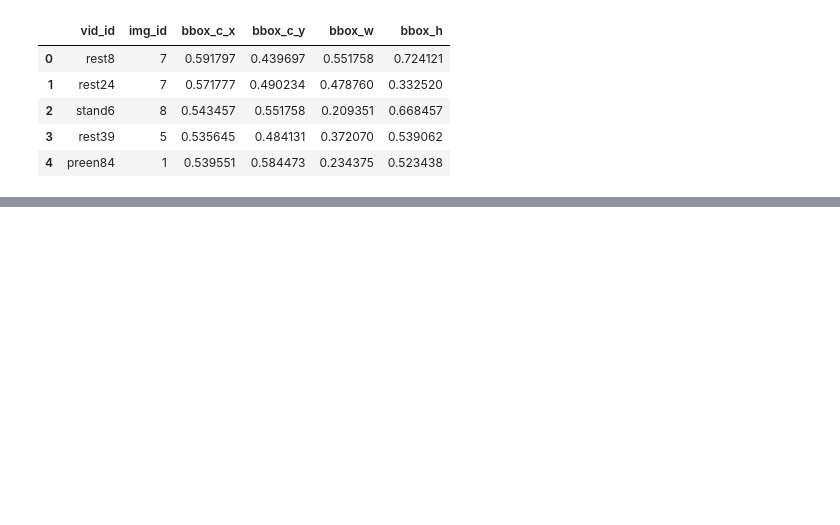
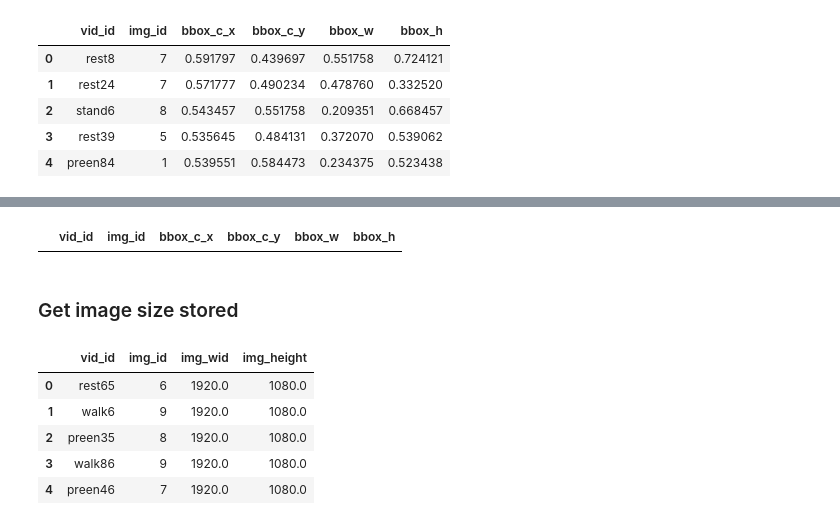
Before and after one commit to Mattshanevdberg/Masters-deep_learning_penguins, a Jupyter notebook: notebooks/PoseEstimation/A_Pose_estimation.ipynb, the cells around one changed output, grey strips where cells are left out. Drawn from its saved outputs; the diff is of its cells as text; code cells hidden in the pictures; blank space fills up the shorter version.

```diff
--- a/notebooks/PoseEstimation/A_Pose_estimation.ipynb
+++ b/notebooks/PoseEstimation/A_Pose_estimation.ipynb
@@ -425,0 +430,42 @@ memory usage: 15.9+ KB
+# %%
+duplicates.head(30)
+# %% [output]
+|  | vid_id | img_id | bbox_c_x | bbox_c_y | bbox_w | bbox_h |
+# %% [markdown]
+### Get image size stored
+# %%
+# step through image files and create a df with the following output
+# vid_id,img_id,img_wid,img_height
+
+def image_files_to_df(directory):
+    """
+    Processes all .jpg image files in the given directory and returns a DataFrame with the columns:
+    vid_id, img_id, img_wid, img_height.
+
+    Parameters:
+    directory (str): Path to the directory containing the image files.
+
+    Returns:
+    pd.DataFrame: The processed DataFrame.
+    """
+    data = []
+
+    for filename in os.listdir(directory):
+        if filename.endswith('.jpg'):
+            # Extract vid_id and img_id from the filename
+            parts = filename.split('_')
+            vid_id = parts[1].split('.')[0]
+            img_id = parts[-1].split('.')[0]
+
+            # Read the image file and get its dimensions
+            filepath = os.path.join(directory, filename)
+            with Image.open(filepath) as img:
+                img_wid, img_height = img.size
+
+            # Append the data to the list
+            data.append([vid_id, img_id, np.float32(img_wid), np.float32(img_height)])
+
+    # Create DataFrame
+    df = pd.DataFrame(data, columns=['vid_id', 'img_id', 'img_wid', 'img_height'])
+
+    return df
@@ -425,0 +476,9 @@ memory usage: 15.9+ KB
+# %%
+imgsize_df_raw.head()
+# %% [output]
+|  | vid_id | img_id | img_wid | img_height |
+| 0 | rest65 | 6 | 1920.0 | 1080.0 |
+| 1 | walk6 | 9 | 1920.0 | 1080.0 |
+| 2 | preen35 | 8 | 1920.0 | 1080.0 |
+| 3 | walk86 | 9 | 1920.0 | 1080.0 |
+| 4 | preen46 | 7 | 1920.0 | 1080.0 |
```
Also changed, not shown: parts of 21 cells of this notebook.
